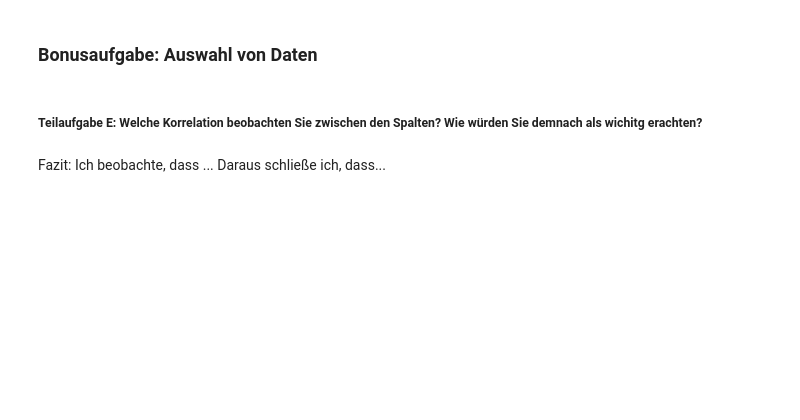
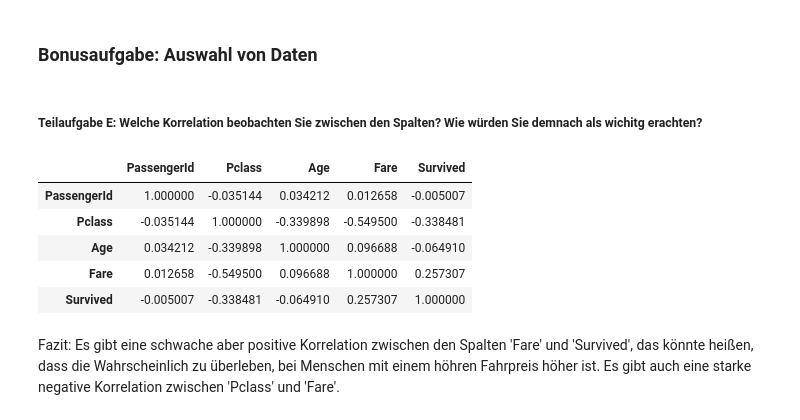
Before and after one commit to Aafaaq77/EinblickeMachineLearning, a Jupyter notebook: Projektaufgabe - Teil 1.ipynb, the cells around one changed output. Cells and saved outputs as stored; diff of their text form; code cells hidden in the pictures; blank space fills up the shorter version.

```diff
--- a/Projektaufgabe - Teil 1.ipynb
+++ b/Projektaufgabe - Teil 1.ipynb
@@ -134,2 +164,11 @@ Fazit: Ich beobachte, dass ... Daraus schließe ich, dass...
-# %% [markdown]
-Fazit: Ich beobachte, dass ... Daraus schließe ich, dass...
+# %%
+data.corr()
+# %% [output]
+|  | PassengerId | Pclass | Age | Fare | Survived |
+| PassengerId | 1.000000 | -0.035144 | 0.034212 | 0.012658 | -0.005007 |
+| Pclass | -0.035144 | 1.000000 | -0.339898 | -0.549500 | -0.338481 |
+| Age | 0.034212 | -0.339898 | 1.000000 | 0.096688 | -0.064910 |
+| Fare | 0.012658 | -0.549500 | 0.096688 | 1.000000 | 0.257307 |
+| Survived | -0.005007 | -0.338481 | -0.064910 | 0.257307 | 1.000000 |
+# %% [markdown]
+Fazit: Es gibt eine schwache aber positive Korrelation zwischen den Spalten 'Fare' und 'Survived', das könnte heißen, dass die Wahrscheinlich zu überleben, bei Menschen mit einem höhren Fahrpreis höher ist. Es gibt auch eine starke negative Korrelation zwischen 'Pclass' und 'Fare'.
```
Also changed, not shown: parts of 20 cells of this notebook.
